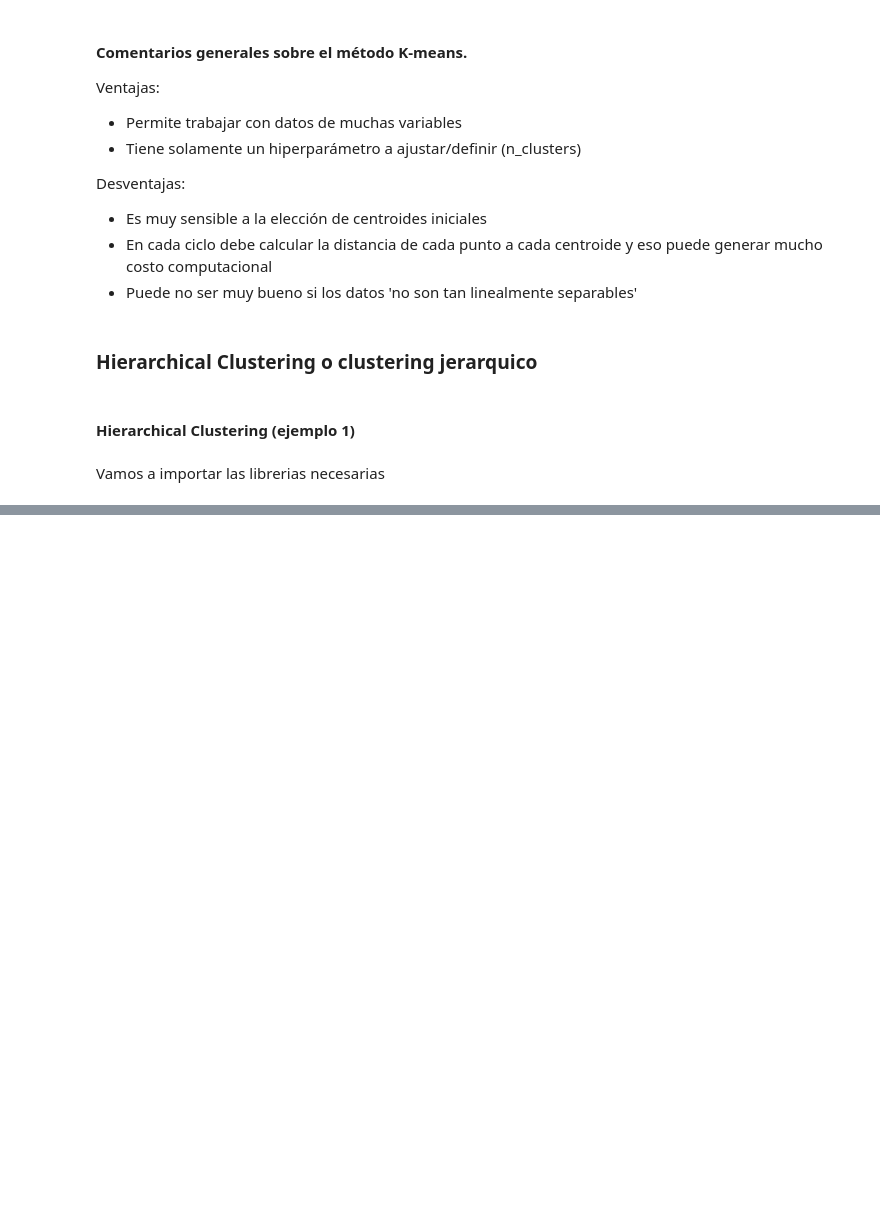
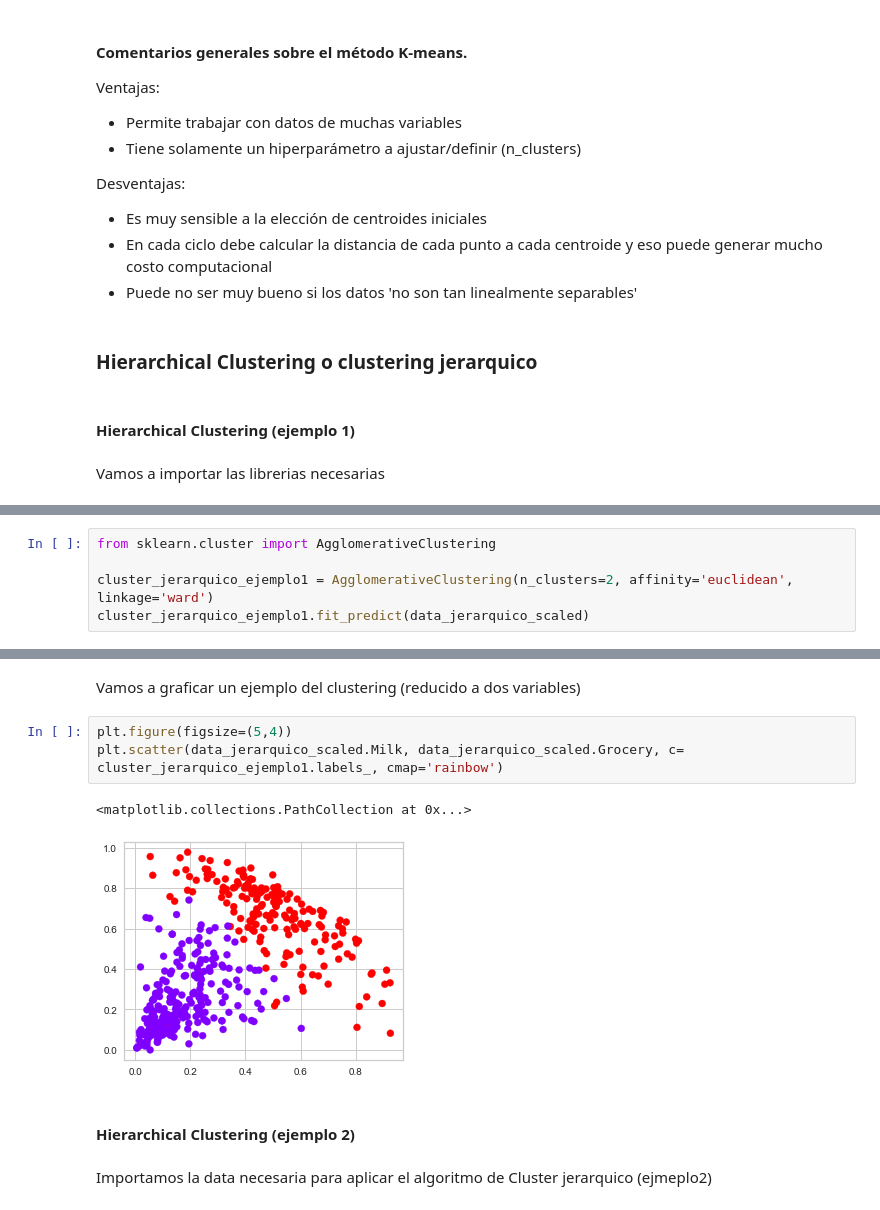
Before and after one commit to Sergio-Ibarra-1795/Diplomado_UNAM_DC_Full_gitHub, a Jupyter notebook: Modulo7_Aprendizaje_NO_supervisado/Moduo7_Ejercicio1.ipynb, the cells around one changed output, grey strips where cells are left out. Cells and saved outputs as stored; diff of their text form; blank space fills up the shorter version.

```diff
--- a/Modulo7_Aprendizaje_NO_supervisado/Moduo7_Ejercicio1.ipynb
+++ b/Modulo7_Aprendizaje_NO_supervisado/Moduo7_Ejercicio1.ipynb
@@ -285,0 +346,5 @@ Vamos a importar las librerias necesarias
+# %%
+from sklearn.cluster import AgglomerativeClustering
+
+cluster_jerarquico_ejemplo1 = AgglomerativeClustering(n_clusters=2, affinity='euclidean', linkage='ward')
+cluster_jerarquico_ejemplo1.fit_predict(data_jerarquico_scaled)
@@ -285,0 +369,12 @@ Vamos a importar las librerias necesarias
+# %% [markdown]
+Vamos a graficar un ejemplo del clustering (reducido a dos variables)
+# %%
+plt.figure(figsize=(5,4))
+plt.scatter(data_jerarquico_scaled.Milk, data_jerarquico_scaled.Grocery, c= cluster_jerarquico_ejemplo1.labels_, cmap='rainbow')
+# %% [output]
+<matplotlib.collections.PathCollection at 0x...>
+[figure, added]
+# %% [markdown]
+#### Hierarchical Clustering (ejemplo 2)
+# %% [markdown]
+Importamos la data necesaria para aplicar el algoritmo de Cluster jerarquico (ejmeplo2)
```
Also changed, not shown: parts of 21 cells of this notebook, 1 other file.
